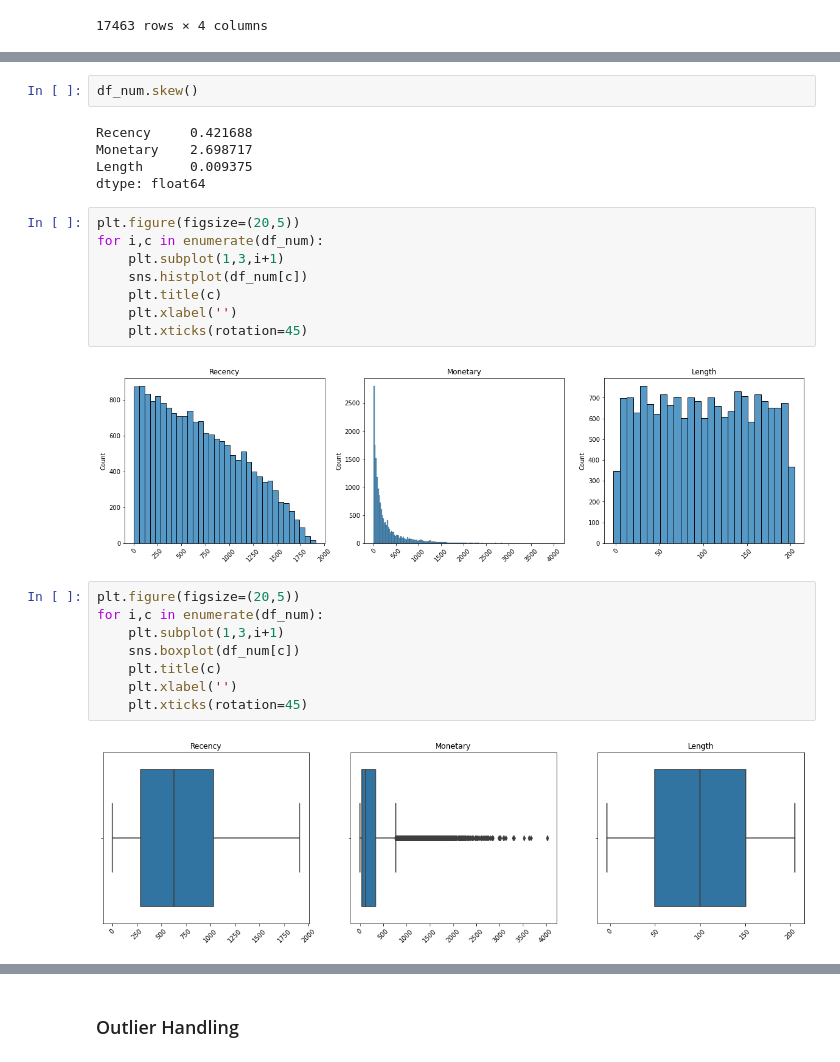
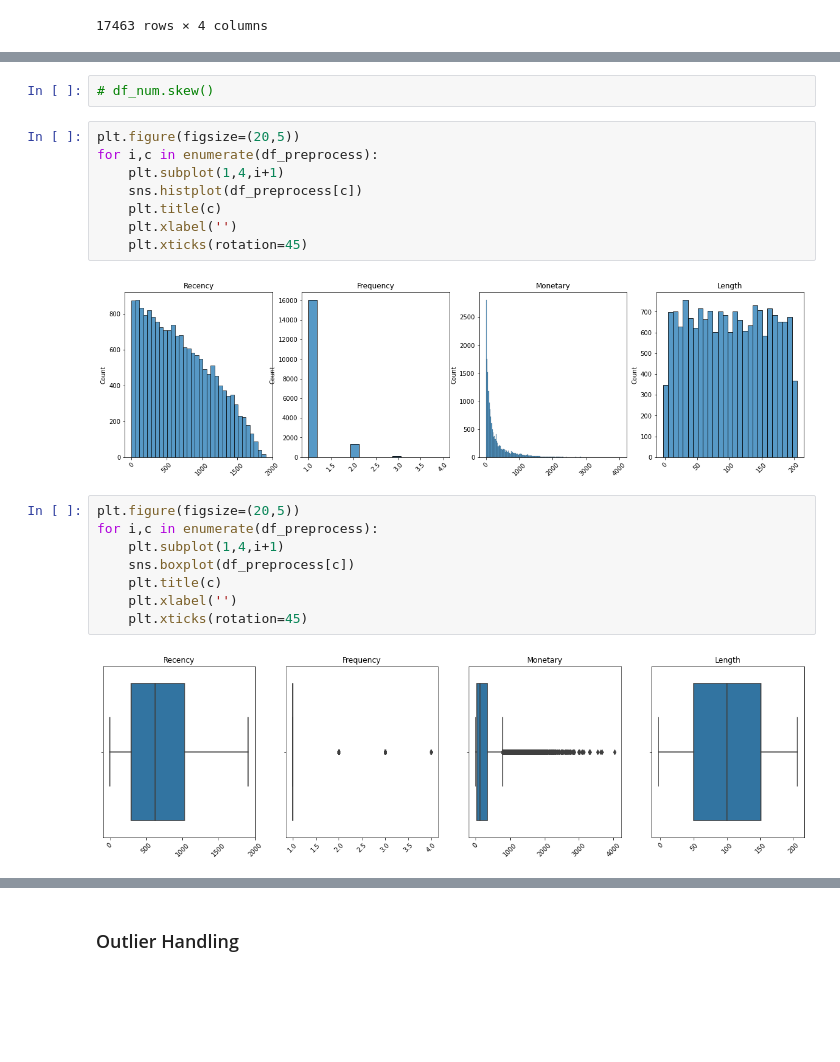
Before and after one commit to H8-Assignments-Bay/finpro-ftds-001-hck-ftds-001-hck-group-002, a Jupyter notebook: RFM_Analysis_V2.ipynb, the cells around one changed output, grey strips where cells are left out. Saved outputs shown, nothing was run; the diff lists cells and outputs as text; blank space fills up the shorter version.

```diff
--- a/RFM_Analysis_V2.ipynb
+++ b/RFM_Analysis_V2.ipynb
@@ -764,28 +772,23 @@ df_num
-# %%
-df_num.skew()
-# %% [output]
-Recency     0.421688
-Monetary    2.698717
-Length      0.009375
-dtype: float64
+# %%
+# df_num.skew()
 # %%
 plt.figure(figsize=(20,5))
-for i,c in enumerate(df_num):
-    plt.subplot(1,3,i+1)
-    sns.histplot(df_num[c])
+for i,c in enumerate(df_preprocess):
+    plt.subplot(1,4,i+1)
+    sns.histplot(df_preprocess[c])
     plt.title(c)
     plt.xlabel('')
     plt.xticks(rotation=45)
 # %% [output]
-[figure, old version]
+[figure, new version]
 # %%
 plt.figure(figsize=(20,5))
-for i,c in enumerate(df_num):
-    plt.subplot(1,3,i+1)
-    sns.boxplot(df_num[c])
+for i,c in enumerate(df_preprocess):
+    plt.subplot(1,4,i+1)
+    sns.boxplot(df_preprocess[c])
     plt.title(c)
     plt.xlabel('')
     plt.xticks(rotation=45)
 # %% [output]
-[figure, old version]
+[figure, new version]
 # %%
```
Also changed, not shown: parts of 20 cells of this notebook.
